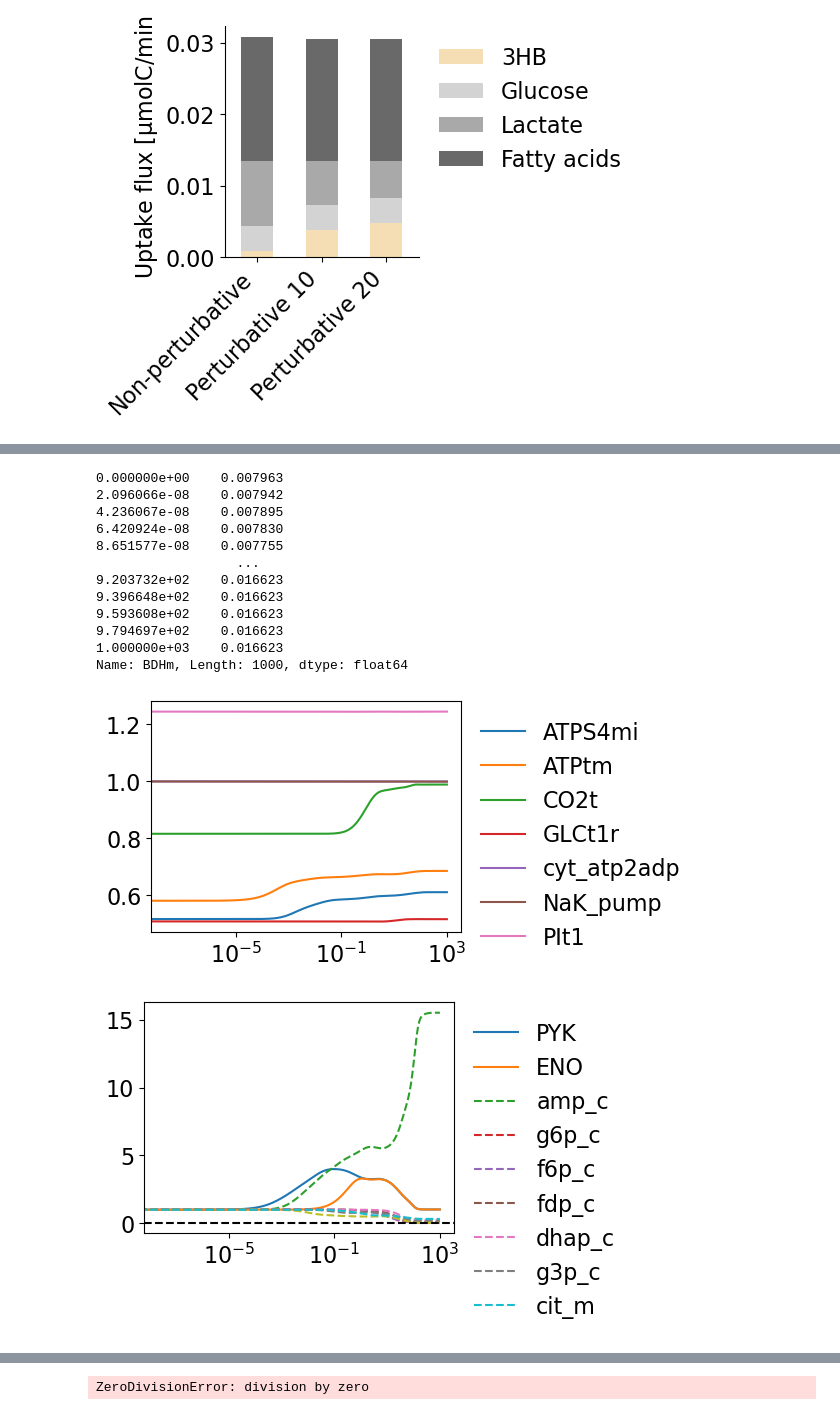
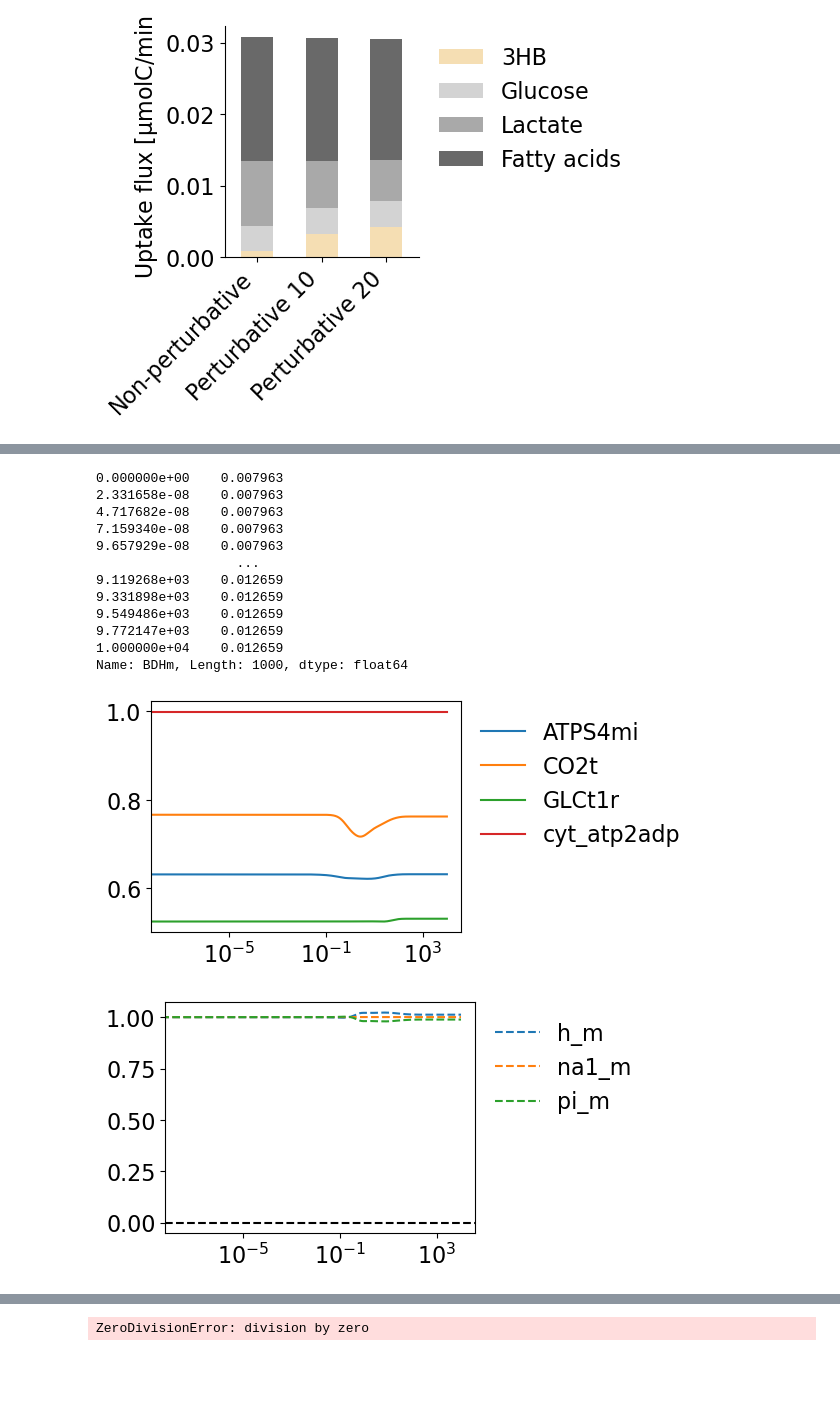
Before and after one commit to weilandtd/competitive_catabolism, a Jupyter notebook: mechanistic_model/control_analysis.ipynb, the cells around one changed output, grey strips where cells are left out. Cells and saved outputs as stored; diff of their text form; code cells hidden in the pictures; blank space fills up the shorter version.

```diff
--- a/mechanistic_model/control_analysis.ipynb
+++ b/mechanistic_model/control_analysis.ipynb
@@ -300,7 +327,7 @@ SCALE = 25/1000
 
 # Compute the fluxes for a perturbation in the uptake of a carbon source
 def compute_uptake_perturbation(variable, fold, kmodel=kmodel, parmeters=parameter_population[closest_to_median],
-                                time = np.logspace(-6, 3, 1000)-1e-6, solver_type='cvode', carbons_only=True,steady_state=True,
+                                time = np.logspace(-6, 5, 1000)-1e-6, solver_type='cvode', carbons_only=True,steady_state=True,
                                 parameter_perturbation=dict()):
     # kmodel -> is initiatlized and compiled above
     # Get the initial value
@@ -481,7 +510,8 @@ plt.savefig('./output/energy_demand_perturbation.svg')
 # %%
-additional_effect = {'vmax_forward_cyt_atp2adp': 1.2,'glc_D_e':1.0, 'lac_L_e':1.0, 'bhb_e':1.0, 'hdca_e':1.0,
-                     'vmax_forward_GLCt1r':1.0,'vmax_forward_PFK':1.0,'vmax_forward_ENO':1.0,'vmax_forward_Na_channel':1 }
-res = compute_uptake_perturbation('hdca_e', 1.0, parameter_perturbation=additional_effect, steady_state=False, )
+additional_effect = {'vmax_forward_cyt_atp2adp': 1.0,'glc_D_e':1.0, 'lac_L_e':1.0, 'bhb_e':1.0, 'hdca_e':0.2,
+                     'vmax_forward_GLCt1r':1.0,'vmax_forward_PFK':1.0,'vmax_forward_ENO':1.0, 'vmax_forward_ASPGLUm':1.0,                      }
+res = compute_uptake_perturbation('hdca_e', 1.0, time=np.logspace(-6, 4, 1000)-1e-6,
+                                  parameter_perturbation=additional_effect, steady_state=False, )
 cols = res.columns
 # %%
 def compute_vmax_backward(reaction):
@@ -511,16 +541,16 @@ v_max = [compute_vmax_backward(r) * -1 if mean_fluxes.loc[r.name] < 0 else r.par
 res.iloc[:,10]
 # %% [output]
 0.000000e+00    0.007963
-2.096066e-08    0.007942
-4.236067e-08    0.007895
-6.420924e-08    0.007830
-8.651577e-08    0.007755
+2.331658e-08    0.007963
+4.717682e-08    0.007963
+7.159340e-08    0.007963
+9.657929e-08    0.007963
                   ...
-9.203732e+02    0.016623
-9.396648e+02    0.016623
-9.593608e+02    0.016623
-9.794697e+02    0.016623
-1.000000e+03    0.016623
+9.119268e+03    0.012659
+9.331898e+03    0.012659
+9.549486e+03    0.012659
+9.772147e+03    0.012659
+1.000000e+04    0.012659
 Name: BDHm, Length: 1000, dtype: float64
 # %%
 # Filter for reactions that ge close to vmax
@@ -543,29 +573,30 @@ plt.legend(loc='upper left', bbox_to_anchor=(1, 1), frameon=False)
 
 plt.xscale('log')
 # %% [output]
-[figure, old version]
+[figure, new version]
 # %%
 # Plot Glycerol shuttele fluxes
 f, ax = plt.subplots(figsize=(4,3))
 reactions_to_plot = ['LDH_L','PDHm','MDHm','MDH','AKGDm',] # Redox
 reactions_to_plot = ['L_LACtm','PYRt2m','ASPGLUm','AKGMALtm'] # Transporter
 reactions_to_plot = ['NADH2_u10mi','CYOOm2i','CYOR_u10mi','FADH2ETC','r0509','NaH_antiport','CSm'] # ETC
 #reactions_to_plot = ['PDHm','CSm','MDHm']
-reactions_to_plot = [ r.id for r in tmodel.metabolites.get_by_id('pep_c').reactions]
 
-(res.iloc[:,:len(kmodel.reactions)]/mean_fluxes)[reactions_to_plot].plot(ax=ax)
+#reactions_to_plot = [ r.id for r in tmodel.metabolites.get_by_id('bhb_m').reactions]
+
+#(res.iloc[:,:len(kmodel.reactions)]/mean_fluxes)[reactions_to_plot].plot(ax=ax)
 
 # Plot concentrations in the same plot
 #(res.iloc[:,len(kmodel.reactions):]/mean_concentrations)[['q10h2_m','q10_m','fum_m', 'succ_m']].plot(ax=ax, linestyle='--')
-(res.iloc[:,len(kmodel.reactions):]/mean_concentrations)[['amp_c','g6p_c','f6p_c','fdp_c','dhap_c','g3p_c','_13dpg_c','cit_m']].plot(ax=ax, linestyle='--')
+#(res.iloc[:,len(kmodel.reactions):]/mean_concentrations)[['amp_c','g6p_c','f6p_c','fdp_c','dhap_c','g3p_c','_13dpg_c','cit_m']].plot(ax=ax, linestyle='--')
+(res.iloc[:,len(kmodel.reactions):]/mean_concentrations)[['h_m','na1_m','pi_m']].plot(ax=ax, linestyle='--')
 
 # legend outside the plot
 plt.legend(loc='upper left', bbox_to_anchor=(1, 1), frameon=False)
 
 #Horizaonctlline at 1
 plt.axhline(0, color='k', linestyle='--')
 
 plt.xscale('log')
-#plt.ylim([0,8])
 # %% [output]
-[figure, old version]
+[figure, new version]
```
Also changed, not shown: parts of 21 cells of this notebook, 11 other files.
